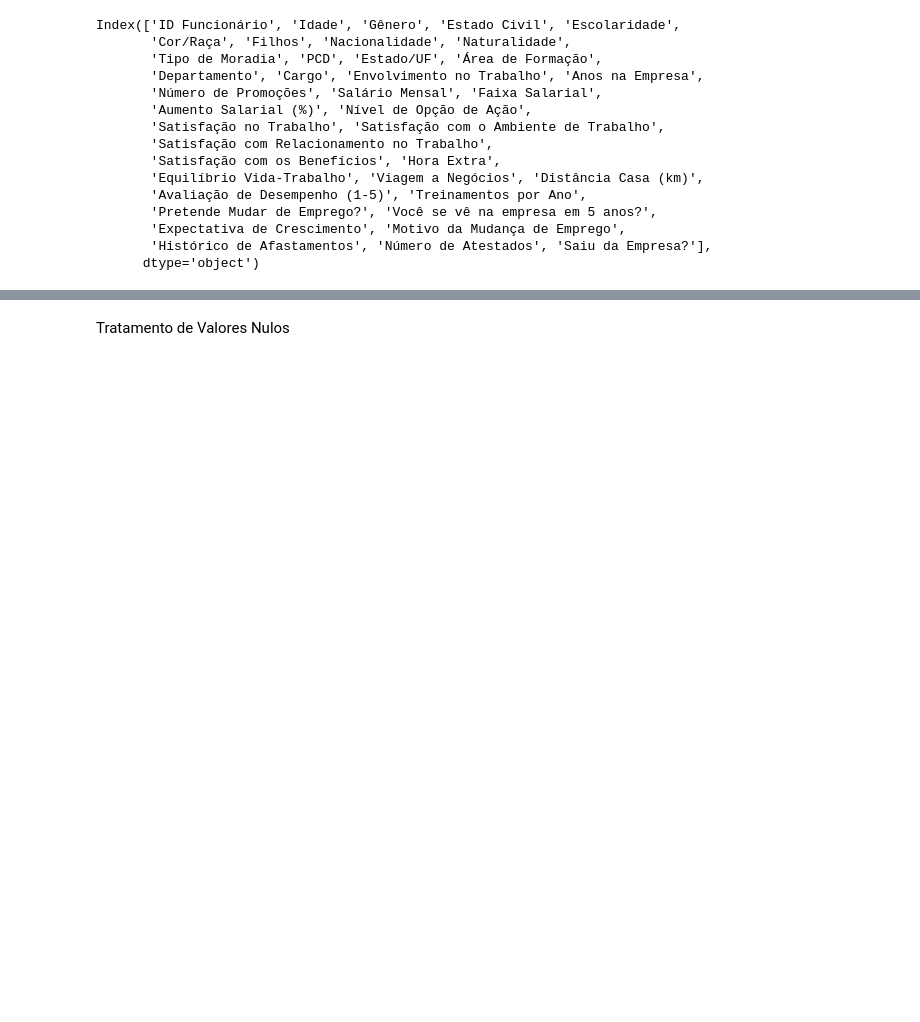
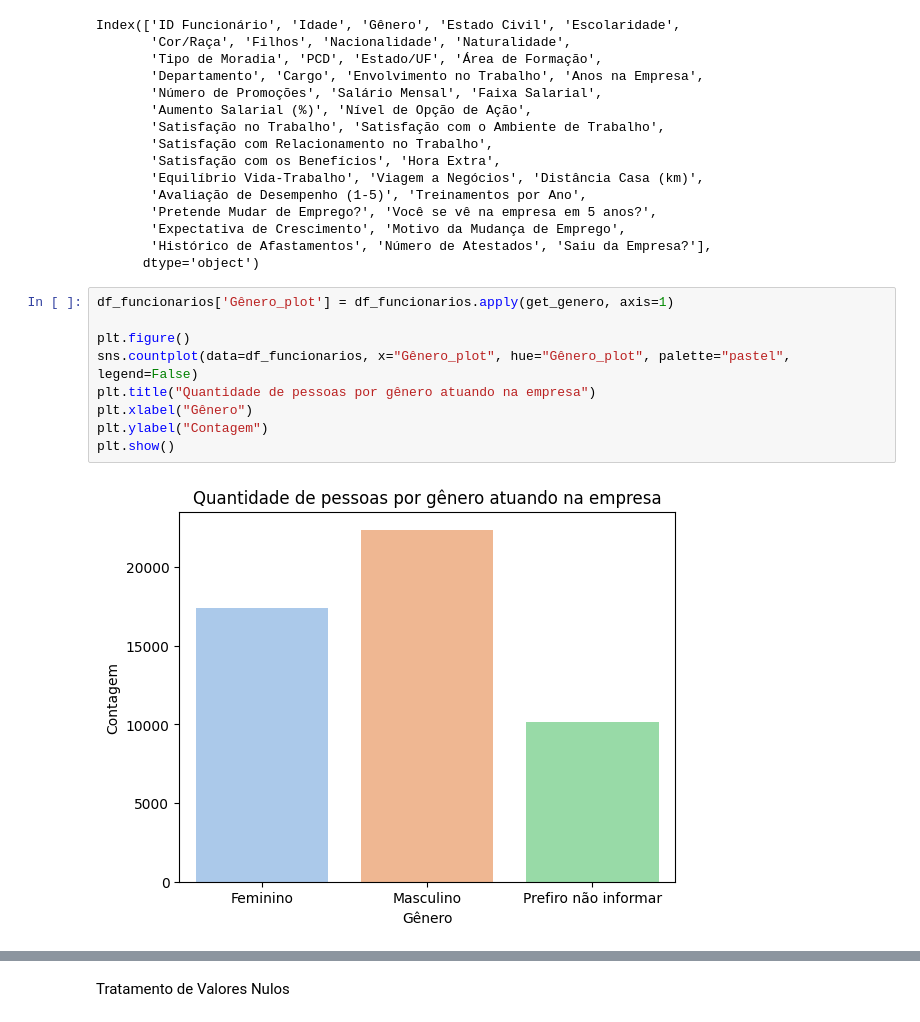
Before and after one commit to LaianeNR/TechCorp-Brasil, a Jupyter notebook: funcao.ipynb, the cells around one changed output, grey strips where cells are left out. Saved outputs shown, nothing was run; the diff lists cells and outputs as text; blank space fills up the shorter version.

```diff
--- a/funcao.ipynb
+++ b/funcao.ipynb
@@ -190,3 +190,14 @@ Index(['ID Funcionário', 'Idade', 'Gênero', 'Estado Civil', 'Escolaridade',
        'Expectativa de Crescimento', 'Motivo da Mudança de Emprego',
        'Histórico de Afastamentos', 'Número de Atestados', 'Saiu da Empresa?'],
       dtype='object')
+# %%
+df_funcionarios['Gênero_plot'] = df_funcionarios.apply(get_genero, axis=1)
+
+plt.figure()
+sns.countplot(data=df_funcionarios, x="Gênero_plot", hue="Gênero_plot", palette="pastel", legend=False)
+plt.title("Quantidade de pessoas por gênero atuando na empresa")
+plt.xlabel("Gênero")
+plt.ylabel("Contagem")
+plt.show()
+# %% [output]
+[figure, added]
```
Also changed, not shown: parts of 9 cells of this notebook, 1 other file.
